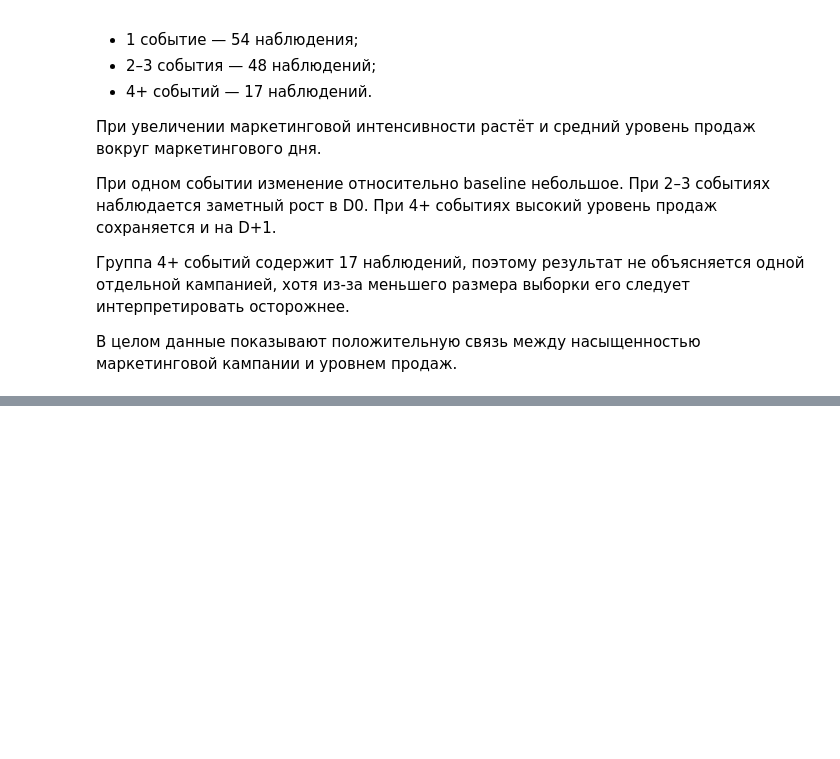
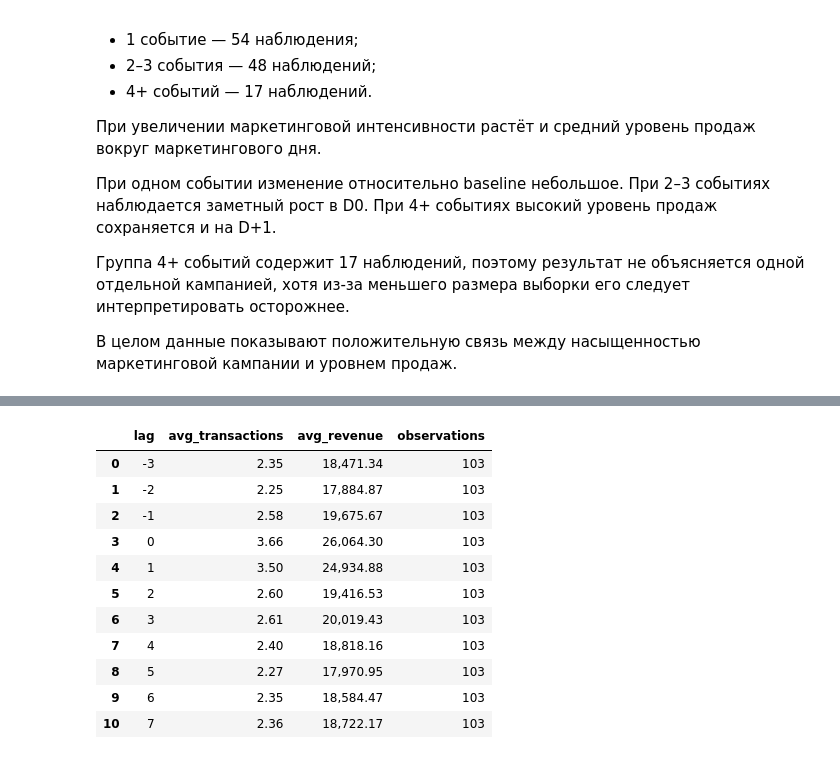
Before and after one commit to perchii/hackathon-postupashki, a Jupyter notebook: notebooks/marketing_sales_analysis.ipynb, the cells around one changed output, grey strips where cells are left out. Saved outputs shown, nothing was run; the diff lists cells and outputs as text; code cells hidden in the pictures; blank space fills up the shorter version.

Commit message:
Finish marketing sales analysis

```diff
--- a/notebooks/marketing_sales_analysis.ipynb
+++ b/notebooks/marketing_sales_analysis.ipynb
@@ -1841,0 +2092,13 @@ intensity_counts
+# %%
+# Считаем количество уникальных маркетинговых событий по каждой дате
+marketing_by_date = (
+    marketing_overlap
+    .assign(date=marketing_overlap["event_time"].dt.floor("D"))
+    .groupby("date", as_index=False)
+    .agg(
+        events=("event_id", "nunique")
+    )
+    .sort_values("events", ascending=False)
+)
+
+marketing_by_date.head(10)
@@ -1841,0 +2117,9 @@ intensity_counts
+# %%
+# Берём 3 даты с максимальным количеством маркетинговых событий
+top_busy_dates = (
+    marketing_by_date
+    .head(3)["date"]
+    .tolist()
+)
+
+top_busy_dates
@@ -1841,0 +2130,32 @@ intensity_counts
+# %%
+# Исключаем наблюдения, где маркетинговое событие пришлось
+# на одну из трёх самых перегруженных дат
+
+event_study_robust = event_study[
+    ~event_study["event_date"].isin(top_busy_dates)
+].copy()
+
+robust_summary = (
+    event_study_robust
+    .groupby("lag", as_index=False)
+    .agg(
+        avg_transactions=("transactions", "mean"),
+        avg_revenue=("revenue", "mean"),
+        observations=("transactions", "count")
+    )
+)
+
+robust_summary
+# %% [output]
+|  | lag | avg_transactions | avg_revenue | observations |
+| 0 | -3 | 2.35 | 18,471.34 | 103 |
+| 1 | -2 | 2.25 | 17,884.87 | 103 |
+| 2 | -1 | 2.58 | 19,675.67 | 103 |
+| 3 | 0 | 3.66 | 26,064.30 | 103 |
+| 4 | 1 | 3.50 | 24,934.88 | 103 |
+| 5 | 2 | 2.60 | 19,416.53 | 103 |
+| 6 | 3 | 2.61 | 20,019.43 | 103 |
+| 7 | 4 | 2.40 | 18,818.16 | 103 |
+| 8 | 5 | 2.27 | 17,970.95 | 103 |
+| 9 | 6 | 2.35 | 18,584.47 | 103 |
+| 10 | 7 | 2.36 | 18,722.17 | 103 |
```
Also changed, not shown: parts of 15 cells of this notebook.
